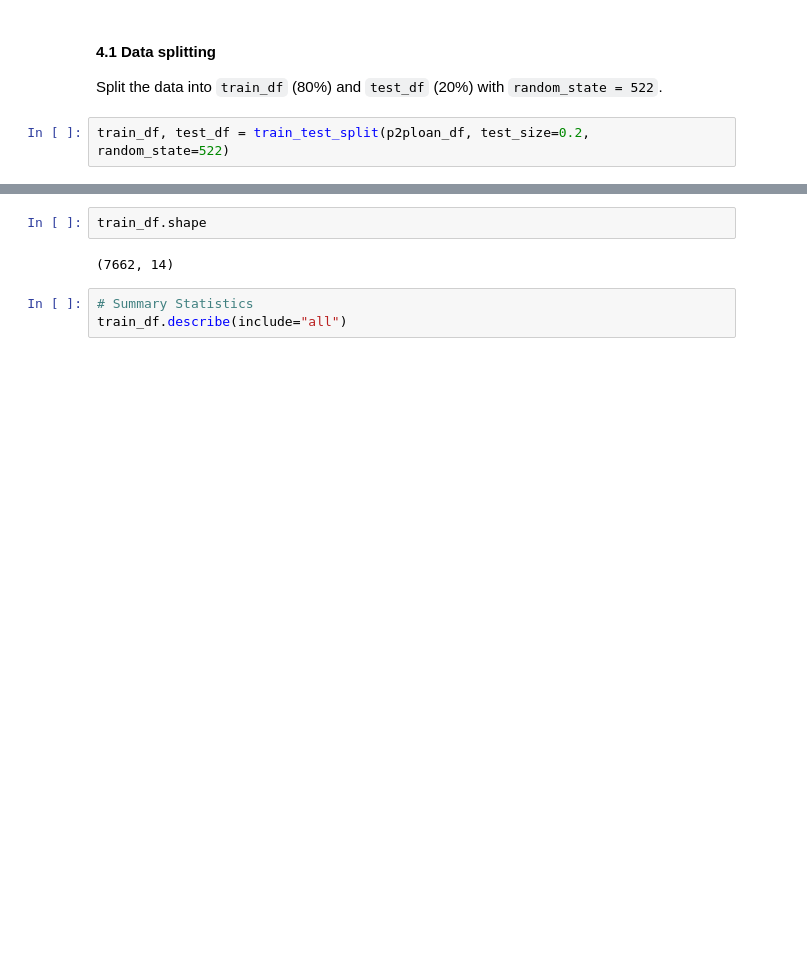
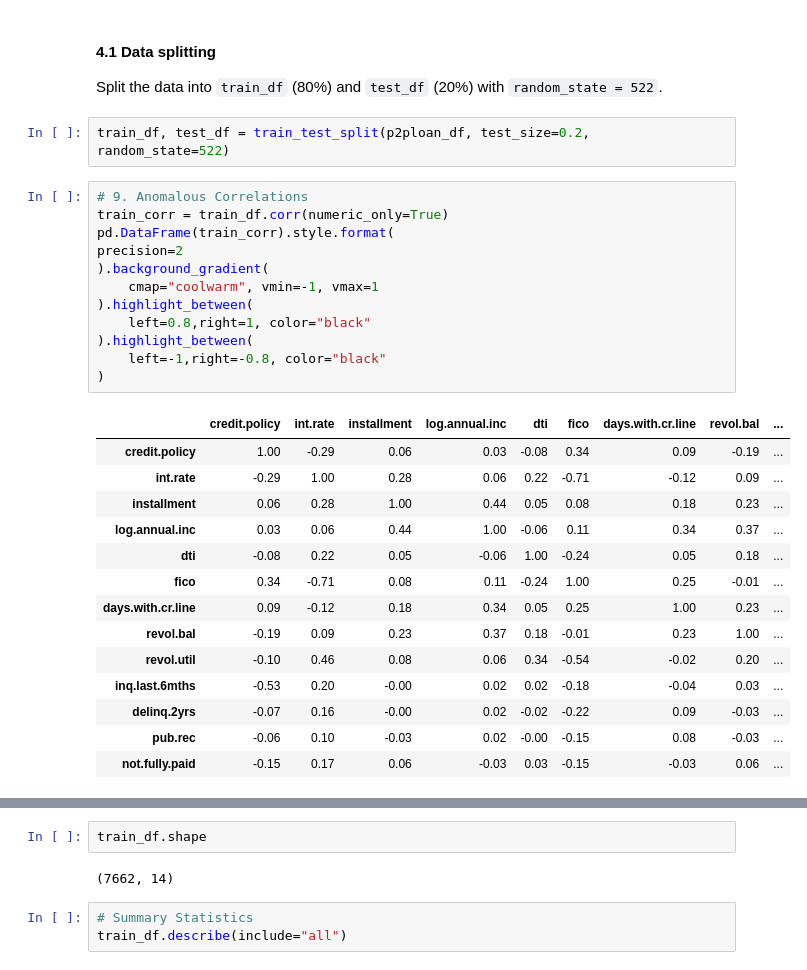
Before and after one commit to UBC-MDS/P2P_Loan, a Jupyter notebook: notebooks/p2p_lending_risk_analysis_report.ipynb, the cells around one changed output, grey strips where cells are left out. Cells and saved outputs as stored; diff of their text form; blank space fills up the shorter version.

Commit message:
Complete data validation

```diff
--- a/notebooks/p2p_lending_risk_analysis_report.ipynb
+++ b/notebooks/p2p_lending_risk_analysis_report.ipynb
@@ -232,3 +210,30 @@ not.fully.paid           1.000000
 Split the data into `train_df` (80%) and `test_df` (20%) with `random_state = 522`.
 # %%
 train_df, test_df = train_test_split(p2ploan_df, test_size=0.2, random_state=522)
+# %%
+# 9. Anomalous Correlations
+train_corr = train_df.corr(numeric_only=True)
+pd.DataFrame(train_corr).style.format(
+precision=2
+).background_gradient(
+    cmap="coolwarm", vmin=-1, vmax=1
+).highlight_between(
+    left=0.8,right=1, color="black"
+).highlight_between(
+    left=-1,right=-0.8, color="black"
+)
+# %% [output]
+|  | credit.policy | int.rate | installment | log.annual.inc | dti | fico | days.with.cr.line | revol.bal | ... |
+| credit.policy | 1.00 | -0.29 | 0.06 | 0.03 | -0.08 | 0.34 | 0.09 | -0.19 | ... |
+| int.rate | -0.29 | 1.00 | 0.28 | 0.06 | 0.22 | -0.71 | -0.12 | 0.09 | ... |
+| installment | 0.06 | 0.28 | 1.00 | 0.44 | 0.05 | 0.08 | 0.18 | 0.23 | ... |
+| log.annual.inc | 0.03 | 0.06 | 0.44 | 1.00 | -0.06 | 0.11 | 0.34 | 0.37 | ... |
+| dti | -0.08 | 0.22 | 0.05 | -0.06 | 1.00 | -0.24 | 0.05 | 0.18 | ... |
+| fico | 0.34 | -0.71 | 0.08 | 0.11 | -0.24 | 1.00 | 0.25 | -0.01 | ... |
+| days.with.cr.line | 0.09 | -0.12 | 0.18 | 0.34 | 0.05 | 0.25 | 1.00 | 0.23 | ... |
+| revol.bal | -0.19 | 0.09 | 0.23 | 0.37 | 0.18 | -0.01 | 0.23 | 1.00 | ... |
+| revol.util | -0.10 | 0.46 | 0.08 | 0.06 | 0.34 | -0.54 | -0.02 | 0.20 | ... |
+| inq.last.6mths | -0.53 | 0.20 | -0.00 | 0.02 | 0.02 | -0.18 | -0.04 | 0.03 | ... |
+| delinq.2yrs | -0.07 | 0.16 | -0.00 | 0.02 | -0.02 | -0.22 | 0.09 | -0.03 | ... |
+| pub.rec | -0.06 | 0.10 | -0.03 | 0.02 | -0.00 | -0.15 | 0.08 | -0.03 | ... |
+| not.fully.paid | -0.15 | 0.17 | 0.06 | -0.03 | 0.03 | -0.15 | -0.03 | 0.06 | ... |
```
Also changed, not shown: parts of 18 cells of this notebook.
